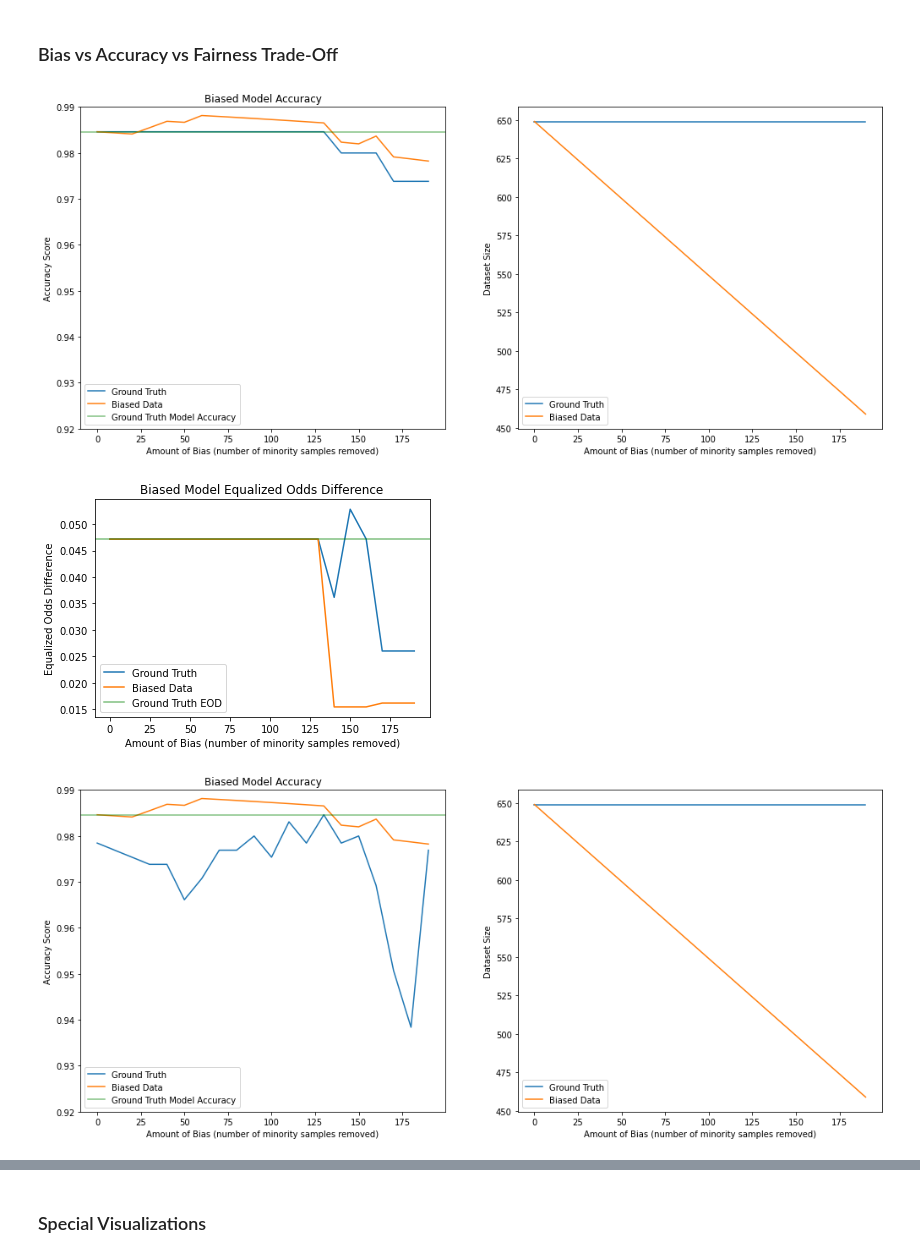
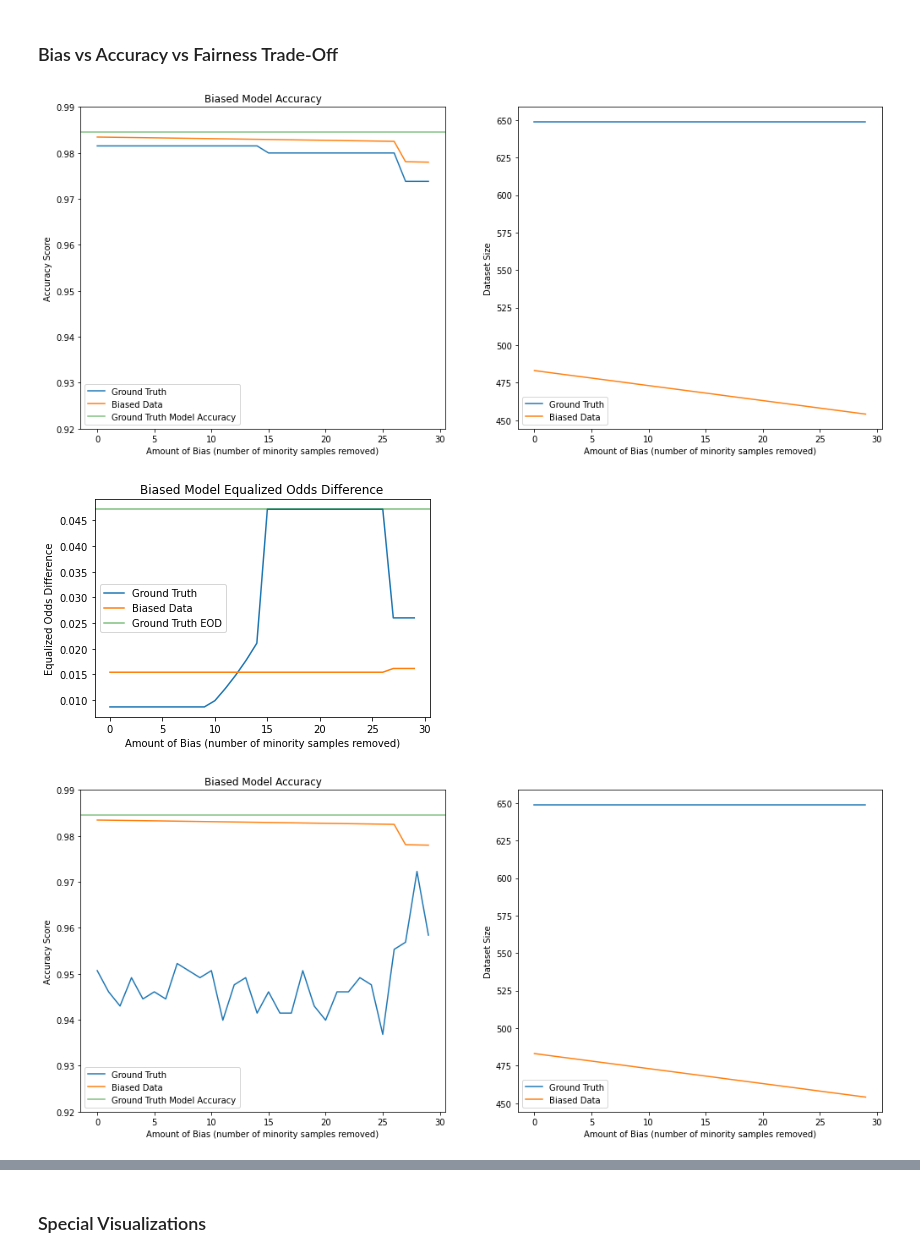
Before and after one commit to mnagired/fairness-sandbox, a Jupyter notebook: sandbox.ipynb, the cells around one changed output, grey strips where cells are left out. Cells and saved outputs as stored; diff of their text form; code cells hidden in the pictures.

```diff
--- a/sandbox.ipynb
+++ b/sandbox.ipynb
@@ -212,13 +218,13 @@ Name: pass, dtype: int64
 ### Under-Sampling Process
 # %%
 # under-sampling process
-df_undersampled = df_unfavored.sample(n=190, random_state=42)
+df_undersampled = df_unfavored_positive.sample(n=31, random_state=42)
 
 #print(df_favored.shape, df_unfavored.shape, df_undersampled.shape)
 
 # combine undersampled and original favored class to create dataset
-df_concat = pd.concat([df_favored,df_undersampled])
-df_concat.shape
+df_concat = pd.concat([df_total,df_undersampled])
+#print(df_concat.shape)
 
 # for fairness measures later
 df_sens = df_concat['address']
@@ -513,7 +519,7 @@ FairlearnDashboard(sensitive_features = sens_attrs[1],
 # if apply_fairness, uses fairness intervention
 def tradeoff_visualization(classifier, apply_fairness = False, verbose = False):
 
-    bias_amts = list(range(0,200,10))
+    bias_amts = list(range(0,30))
     accuracy_on_true = []
     accuracy_on_biased = []
     eod_on_true = []
@@ -525,14 +531,14 @@ def tradeoff_visualization(classifier, apply_fairness = False, verbose = False):
     classifier_true = classifier.fit(X_true, y_true)
     y_pred_truth = classifier_true.predict(X_true)
 
-    df_undersampled = df_unfavored.sample(n=len(df_unfavored), random_state=42)
+    df_undersampled = df_unfavored_positive.sample(n=len(df_unfavored_positive), random_state=42)
 
-    for i in range(20):
+    for i in range(30):
         # under-sampling process
         if i == 0:
             df_undersampled = df_undersampled.sample(n=len(df_undersampled), random_state=42)
         else:
-            df_undersampled = df_undersampled.sample(n=len(df_undersampled)-10, random_state=42)
+            df_undersampled = df_undersampled.sample(n=len(df_undersampled)-1, random_state=42)
 
         # combine undersampled and original favored class to create dataset
         df_concat = pd.concat([df_favored,df_undersampled])
@@ -583,9 +589,9 @@ def tradeoff_visualization(classifier, apply_fairness = False, verbose = False):
         if verbose:
             print("Finished Iteration: ", len(df_concat))
 
-    return bias_amts, accuracy_on_biased, accuracy_on_true, eod_on_biased, eod_on_true
+    return bias_amts, dataset_size_true, dataset_size_bias, accuracy_on_biased, accuracy_on_true, eod_on_biased, eod_on_true
 # %%
-def visualizations(bias_amts, accuracy_on_biased, accuracy_on_true, eod_on_true, eod_on_biased, fairness = False):
+def visualizations(bias_amts, dataset_size_true, dataset_size_bias, accuracy_on_biased, accuracy_on_true, eod_on_biased, eod_on_true, fairness = False):
 
     if not fairness:
         plt.figure(figsize=(17,7))
@@ -621,13 +627,13 @@ def visualizations(bias_amts, accuracy_on_biased, accuracy_on_true, eod_on_true,
         plt.show()
         #plt.savefig("bias1.png")
 # %%
-bias_amts, accuracy_on_biased, accuracy_on_true, eod_on_biased, eod_on_true = tradeoff_visualization(classifier, False, False)
+bias_amts, dataset_size_true, dataset_size_bias, accuracy_on_biased, accuracy_on_true, eod_on_biased, eod_on_true = tradeoff_visualization(classifier, False, False)
 # %%
-visualizations(bias_amts, accuracy_on_biased, accuracy_on_true, eod_on_true, eod_on_biased, False)
+visualizations(bias_amts, dataset_size_true, dataset_size_bias, accuracy_on_biased, accuracy_on_true, eod_on_biased, eod_on_true, False)
 # %% [output]
-[figure, old version]
+[figure, new version]
 # %%
-visualizations(bias_amts, accuracy_on_biased, accuracy_on_true, eod_on_true, eod_on_biased, True)
+visualizations(bias_amts, dataset_size_true, dataset_size_bias, accuracy_on_biased, accuracy_on_true, eod_on_biased, eod_on_true, True)
 # %% [output]
-[figure, old version]
+[figure, new version]
 # %%
@@ -635,5 +641,5 @@ bias_amts, accuracy_on_biased, accuracy_on_true, eod_on_biased, eod_on_true = tr
 # %%
-visualizations(bias_amts, accuracy_on_biased, accuracy_on_true, eod_on_true, eod_on_biased, False)
+visualizations(bias_amts, dataset_size_true, dataset_size_bias, accuracy_on_biased, accuracy_on_true, eod_on_biased, eod_on_true, False)
 # %% [output]
-[figure, old version]
+[figure, new version]
 # %%
```
Also changed, not shown: parts of 13 cells of this notebook.
